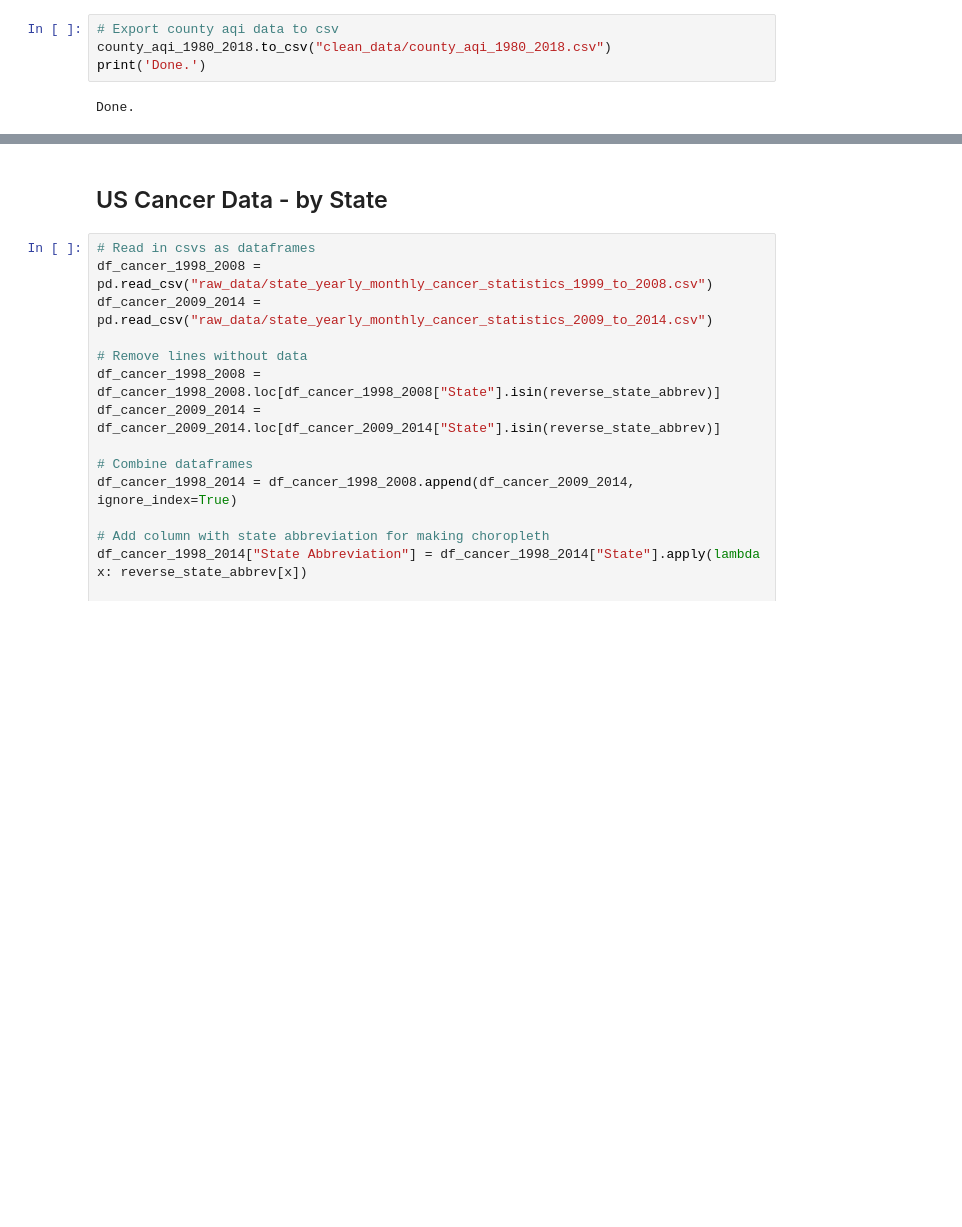
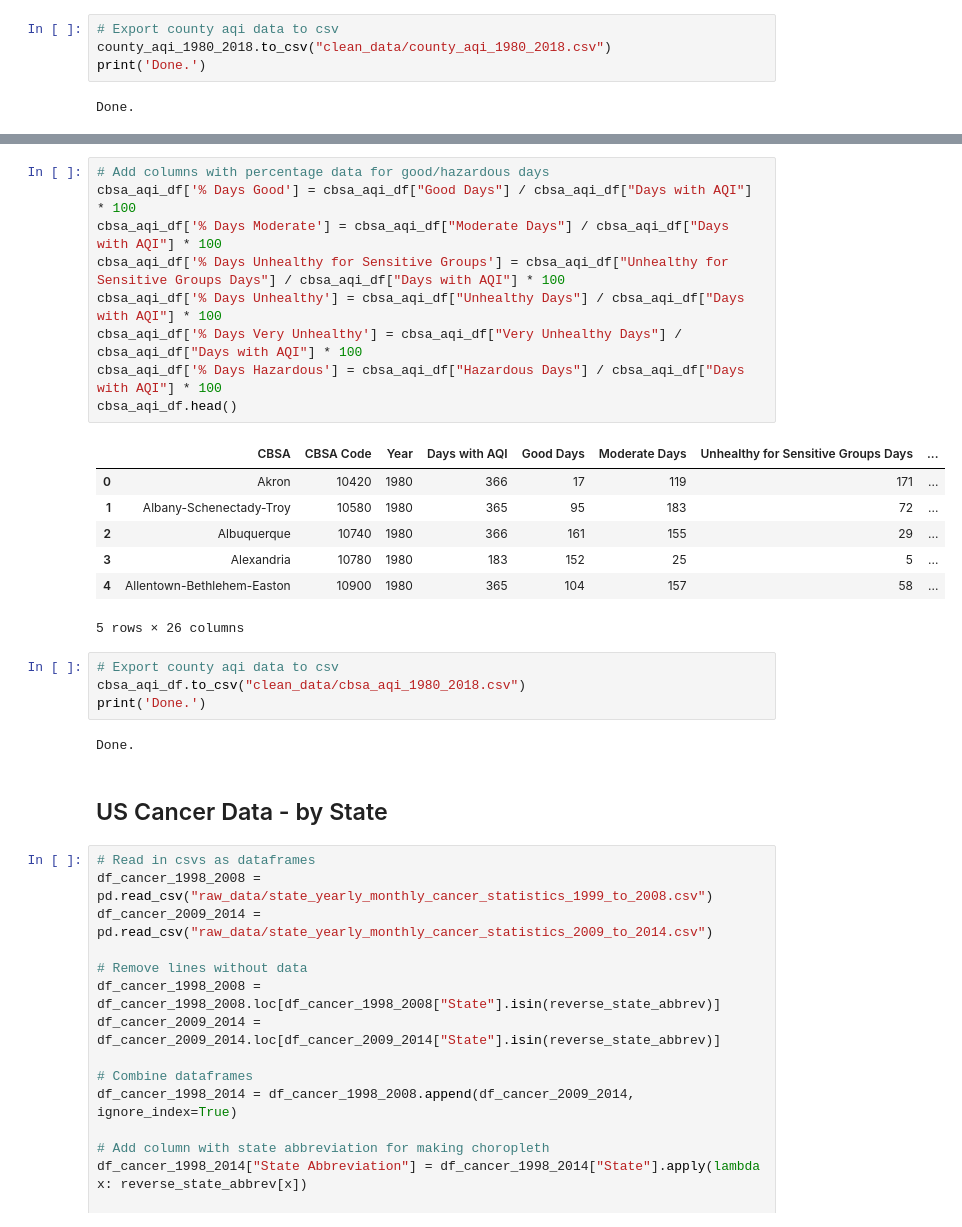
Before and after one commit to alyssflynn/project-1, a Jupyter notebook: data_cleaning.ipynb, the cells around one changed output, grey strips where cells are left out. Saved outputs shown, nothing was run; the diff lists cells and outputs as text; blank space fills up the shorter version.

```diff
--- a/data_cleaning.ipynb
+++ b/data_cleaning.ipynb
@@ -97,3 +134,26 @@ Done.
+# %%
+# Add columns with percentage data for good/hazardous days
+cbsa_aqi_df['% Days Good'] = cbsa_aqi_df["Good Days"] / cbsa_aqi_df["Days with AQI"] * 100
+cbsa_aqi_df['% Days Moderate'] = cbsa_aqi_df["Moderate Days"] / cbsa_aqi_df["Days with AQI"] * 100
+cbsa_aqi_df['% Days Unhealthy for Sensitive Groups'] = cbsa_aqi_df["Unhealthy for Sensitive Groups Days"] / cbsa_aqi_df["Days with AQI"] * 100
+cbsa_aqi_df['% Days Unhealthy'] = cbsa_aqi_df["Unhealthy Days"] / cbsa_aqi_df["Days with AQI"] * 100
+cbsa_aqi_df['% Days Very Unhealthy'] = cbsa_aqi_df["Very Unhealthy Days"] / cbsa_aqi_df["Days with AQI"] * 100
+cbsa_aqi_df['% Days Hazardous'] = cbsa_aqi_df["Hazardous Days"] / cbsa_aqi_df["Days with AQI"] * 100
+cbsa_aqi_df.head()
+# %% [output]
+|  | CBSA | CBSA Code | Year | Days with AQI | Good Days | Moderate Days | Unhealthy for Sensitive Groups Days | ... |
+| 0 | Akron | 10420 | 1980 | 366 | 17 | 119 | 171 | ... |
+| 1 | Albany-Schenectady-Troy | 10580 | 1980 | 365 | 95 | 183 | 72 | ... |
+| 2 | Albuquerque | 10740 | 1980 | 366 | 161 | 155 | 29 | ... |
+| 3 | Alexandria | 10780 | 1980 | 183 | 152 | 25 | 5 | ... |
+| 4 | Allentown-Bethlehem-Easton | 10900 | 1980 | 365 | 104 | 157 | 58 | ... |
+5 rows × 26 columns
+# %%
+# Export county aqi data to csv
+cbsa_aqi_df.to_csv("clean_data/cbsa_aqi_1980_2018.csv")
+print('Done.')
+# %% [output]
+Done.
 # %% [markdown]
 ## US Cancer Data - by State
 # %%
```
Also changed, not shown: parts of 6 cells of this notebook, 3 other files.
